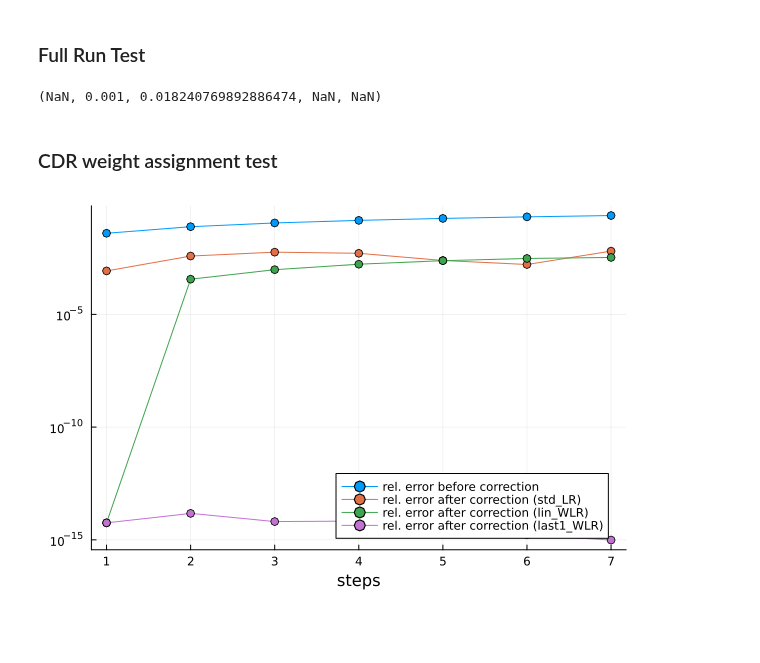
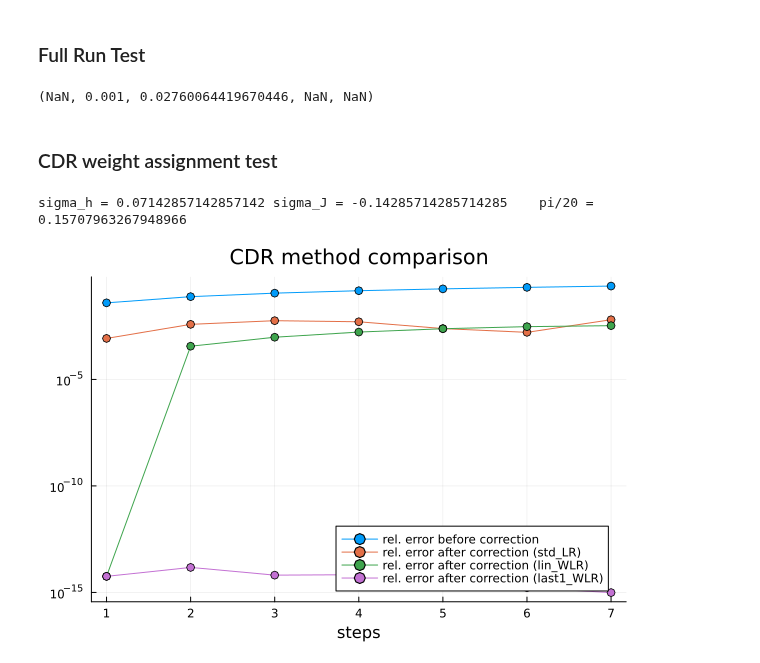
Before and after one commit to julia-guignon/pp-em, a Jupyter notebook: cdr/trotter_CPA_qu_dynamics.ipynb, the cells around one changed output. Cells and saved outputs as stored; diff of their text form; code cells hidden in the pictures; blank space fills up the shorter version.

```diff
--- a/cdr/trotter_CPA_qu_dynamics.ipynb
+++ b/cdr/trotter_CPA_qu_dynamics.ipynb
@@ -18,7 +18,7 @@ run_method (generic function with 1 method)
 # %%
 nq = 9
 steps = 7
-T = 0.25
+T = steps/20
 J =  2.0 # J > 0 in ferromagnetic phase, J < 0 in antiferromagnetic phase
 h = 1.0  #abs(h) < abs(J) in ordered phase
 angle_definition = pi/20
@@ -34,4 +34,4 @@ sigma_h = 0.07142857142857142 sigma_J = -0.14285714285714285    pi/20 = 0.157079
 # %% [markdown]
 ### Target data
 # %%
-exact_expval_target = trotter_time_evolution(trotter; observable = observable, record=true, min_abs_coeff=min_abs_coeff);
+exact_expval_target = trotter_time_evolution(trotter; observable = observable, record=true, min_abs_coeff=min_abs_coeff,max_weight = Inf)
@@ -135,9 +145,9 @@ observable  = obs_interaction(trotter) #propagate doesn't like PauliStrings for
 #observable = PauliString(nq, :Z, 5) #obs_interaction(trotter); #obs_magnetization(trotter);
 #training_set = training_set_generation_loose_perturbation(trotter, sigma_star; sample_function = "CPA", num_samples=10);
 #training_set = training_set_generation_brut(trotter, sigma_star; num_samples=10, non_replaced_gates=30);
-exact_expval_target, noisy_expval_target, corr_energy, rel_error_before, rel_error_after = full_run(trotter, sigma_star, noise_kind; min_abs_coeff, min_abs_coeff_noisy, observable = observable, record = true, cdr_method = "end", use_target = false, real_qc_noisy_data = 1e-3)
+exact_expval_target, noisy_expval_target, corr_energy, rel_error_before, rel_error_after = full_run(trotter, sigma_star, noise_kind; min_abs_coeff,max_weight = 8, min_abs_coeff_noisy, observable = observable, record = true, cdr_method = "end", use_target = false, real_qc_noisy_data = 1e-3)
 # %% [output]
-(NaN, 0.001, 0.018240769892886474, NaN, NaN)
+(NaN, 0.001, 0.02760064419670446, NaN, NaN)
 # %% [markdown]
 ### CDR weight assignment test
 # %%
@@ -166,11 +176,15 @@ for cdr_method in cdr_methods
     rel_after_list = push!(rel_after_list, rel_error_after)
     #then add once the rel_error_before
 end
+# %%
+print("sigma_h = ", trotter.sigma_h, " sigma_J = ",trotter.sigma_J,"    pi/20 = ", pi/20)
+# %% [output]
+sigma_h = 0.07142857142857142 sigma_J = -0.14285714285714285    pi/20 = 0.15707963267948966
 # %%
-plot(1:trotter.steps, rel_before[2:end], xlabel="steps", label="rel. error before correction", marker=:o)
+plot(1:trotter.steps, rel_before[2:end], xlabel="steps", label="rel. error before correction", marker=:o,title = "CDR method comparison")
 plot!(1:trotter.steps, rel_after_list[1], label="rel. error after correction (std_LR)", marker=:o)
 plot!(1:trotter.steps, rel_after_list[2], label="rel. error after correction (lin_WLR)", marker=:o)
 plot!(1:trotter.steps, rel_after_list[3], label="rel. error after correction (last1_WLR)", marker=:o)
 plot!(yscale=:log10,legend=:bottomright)
 # %% [output]
-[figure, old version]
+[figure, new version]
```
Also changed, not shown: parts of 6 cells of this notebook, 1 other file.
